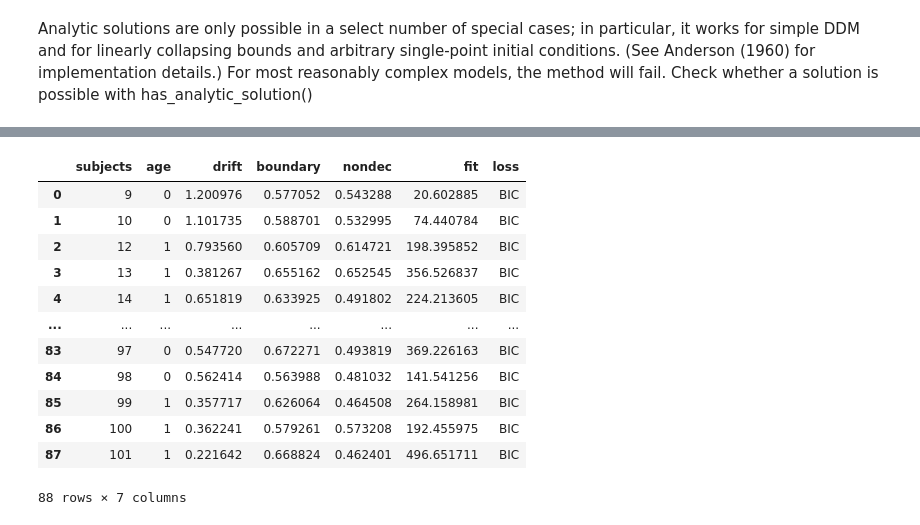
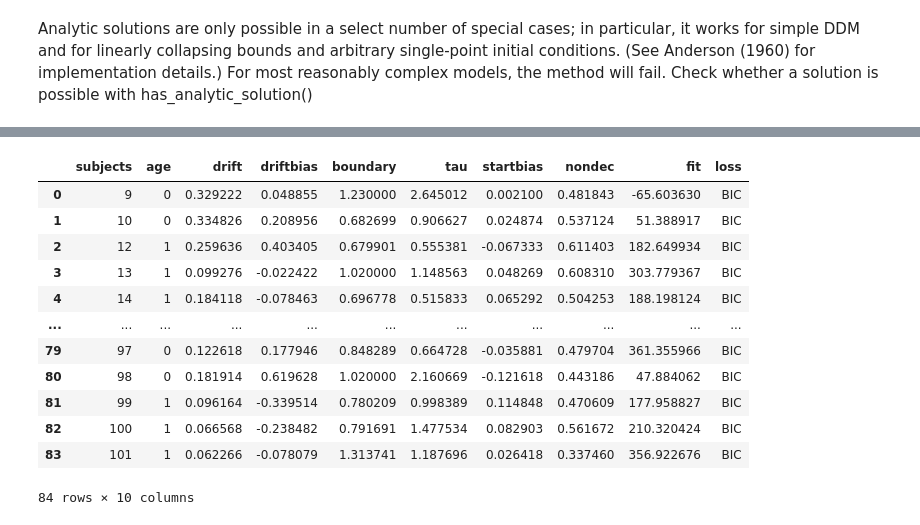
Before and after one commit to LNDG/EyeMem, a Jupyter notebook: PyDDM/PyDDM .ipynb, the cells around one changed output, grey strips where cells are left out. Drawn from its saved outputs; the diff is of its cells as text; code cells hidden in the pictures.

```diff
--- a/PyDDM/PyDDM .ipynb
+++ b/PyDDM/PyDDM .ipynb
@@ -110,15 +108,35 @@ dtype: int64
+# %%
+class ICPointRespRatio(InitialCondition):
+    name = "A response-biased starting point expressed as a proportion of the distance between the bounds."
+    required_parameters = ["x0"]
+    required_conditions = ["resp"]
+    def get_IC(self, x, dx, conditions):
+        x0 = self.x0/2 + .5 #rescale to between 0 and 1
+        # resp bias > .5 for yes, resp bias < .5 for no response.
+        # positive bias for "yes" response conditions, negative for "no"
+        if not conditions['resp'] == 1:
+            x0 = 1-x0
+
+        shift_i = int((len(x)-1)*x0)
+        assert shift_i >= 0 and shift_i < len(x), "Invalid initial conditions"
+        pdf = np.zeros(len(x))
+        pdf[shift_i] = 1. # Initial condition at x=x0*2*B.
+        return pdf
 # %%
 def setup_model():
     """
     Function to setup model.
     """
-    model = Model(name='Simple model',
-            drift=DriftConstant(drift=Fittable(minval=0, maxval=4)),
+    model = Model(name='Cat dep drift + biases model',
+            #drift=DriftConstant(drift=1),#Fittable(minval=0, maxval=4)
+            drift = DriftCategoryRespBias(driftcat=Fittable(minval=0, maxval=4),respbias=Fittable(minval=-1, maxval=1)),
+            #drift=DriftRespBias(drift=Fittable(minval=0, maxval=4),respbias=Fittable(minval=-1, maxval=1)),
             noise=NoiseConstant(noise=1),
-            #bound = BoundCollapsingExponential(B=Fittable(minval=0.5, maxval=3),tau=Fittable(minval=.0001,maxval=5)),
-            bound=BoundConstant(B=Fittable(minval=0.1, maxval=1)),
-            #IC=ICRange(sz=.2),
-            overlay=OverlayNonDecision(nondectime=Fittable(minval=0, maxval=.8)),
+            bound = BoundCollapsingExponential(B=Fittable(minval=0, maxval=6),tau=Fittable(minval=0.001,maxval=5)),
+            #bound=BoundConstant(B=Fittable(minval=0, maxval=2)),
+            IC=ICPointRespRatio(x0=Fittable(minval=-1, maxval=1)),
+            #IC = ICPointResp(x0=0)
+            overlay=OverlayNonDecision(nondectime=Fittable(minval=0, maxval=2)),
             dx=.01, dt=.01, T_dur=2.5)
 
     return model
@@ -232,17 +301,20 @@ correct RTs prob 0.5711088230689088
+# %%
+fit_dict= {'subjects': subjects, 'age': age, 'drift': drift, 'driftbias': driftbias, 'boundary': boundary, 'tau': tau, 'startbias': ICbias, 'nondec': nondectime, 'fit': fit, 'loss': loss}
+fit_df = pd.DataFrame(fit_dict)
 # %%
-fit_df.to_pickle('fitted_pyddm_no_noise_test')
+fit_df.to_pickle('fitted_pyddm_cb_11_test')
 fit_df
 # %% [output]
-|  | subjects | age | drift | boundary | nondec | fit | loss |
-| 0 | 9 | 0 | 1.200976 | 0.577052 | 0.543288 | 20.602885 | BIC |
-| 1 | 10 | 0 | 1.101735 | 0.588701 | 0.532995 | 74.440784 | BIC |
-| 2 | 12 | 1 | 0.793560 | 0.605709 | 0.614721 | 198.395852 | BIC |
-| 3 | 13 | 1 | 0.381267 | 0.655162 | 0.652545 | 356.526837 | BIC |
-| 4 | 14 | 1 | 0.651819 | 0.633925 | 0.491802 | 224.213605 | BIC |
-| ... | ... | ... | ... | ... | ... | ... | ... |
-| 83 | 97 | 0 | 0.547720 | 0.672271 | 0.493819 | 369.226163 | BIC |
-| 84 | 98 | 0 | 0.562414 | 0.563988 | 0.481032 | 141.541256 | BIC |
-| 85 | 99 | 1 | 0.357717 | 0.626064 | 0.464508 | 264.158981 | BIC |
-| 86 | 100 | 1 | 0.362241 | 0.579261 | 0.573208 | 192.455975 | BIC |
-| 87 | 101 | 1 | 0.221642 | 0.668824 | 0.462401 | 496.651711 | BIC |
+|  | subjects | age | drift | driftbias | boundary | tau | startbias | nondec | fit | loss |
+| 0 | 9 | 0 | 0.329222 | 0.048855 | 1.230000 | 2.645012 | 0.002100 | 0.481843 | -65.603630 | BIC |
+| 1 | 10 | 0 | 0.334826 | 0.208956 | 0.682699 | 0.906627 | 0.024874 | 0.537124 | 51.388917 | BIC |
+| 2 | 12 | 1 | 0.259636 | 0.403405 | 0.679901 | 0.555381 | -0.067333 | 0.611403 | 182.649934 | BIC |
+| 3 | 13 | 1 | 0.099276 | -0.022422 | 1.020000 | 1.148563 | 0.048269 | 0.608310 | 303.779367 | BIC |
+| 4 | 14 | 1 | 0.184118 | -0.078463 | 0.696778 | 0.515833 | 0.065292 | 0.504253 | 188.198124 | BIC |
+| ... | ... | ... | ... | ... | ... | ... | ... | ... | ... | ... |
+| 79 | 97 | 0 | 0.122618 | 0.177946 | 0.848289 | 0.664728 | -0.035881 | 0.479704 | 361.355966 | BIC |
+| 80 | 98 | 0 | 0.181914 | 0.619628 | 1.020000 | 2.160669 | -0.121618 | 0.443186 | 47.884062 | BIC |
+| 81 | 99 | 1 | 0.096164 | -0.339514 | 0.780209 | 0.998389 | 0.114848 | 0.470609 | 177.958827 | BIC |
+| 82 | 100 | 1 | 0.066568 | -0.238482 | 0.791691 | 1.477534 | 0.082903 | 0.561672 | 210.320424 | BIC |
+| 83 | 101 | 1 | 0.062266 | -0.078079 | 1.313741 | 1.187696 | 0.026418 | 0.337460 | 356.922676 | BIC |
-88 rows × 7 columns
+84 rows × 10 columns
```
Also changed, not shown: parts of 49 cells of this notebook, 27 other files.
